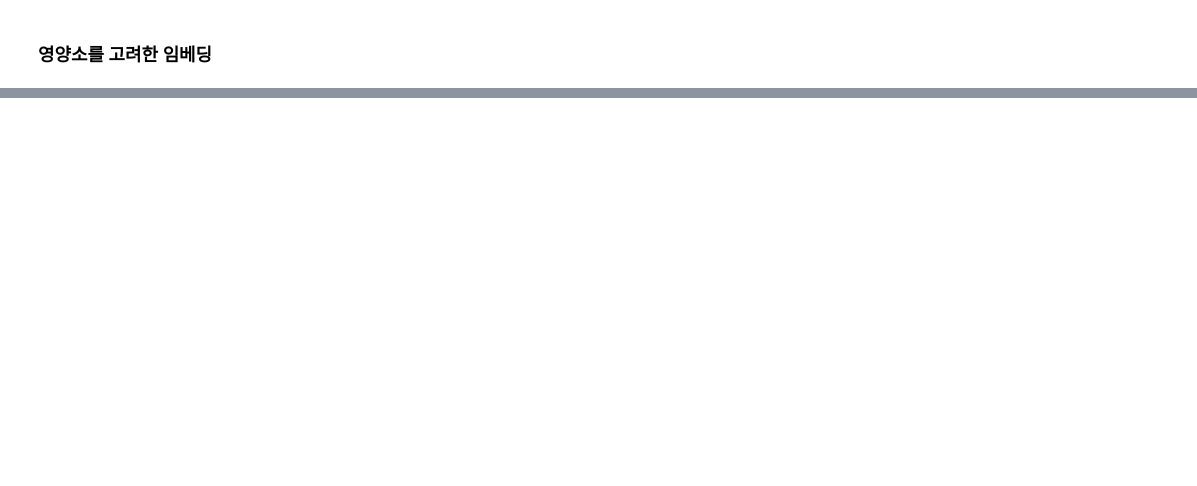
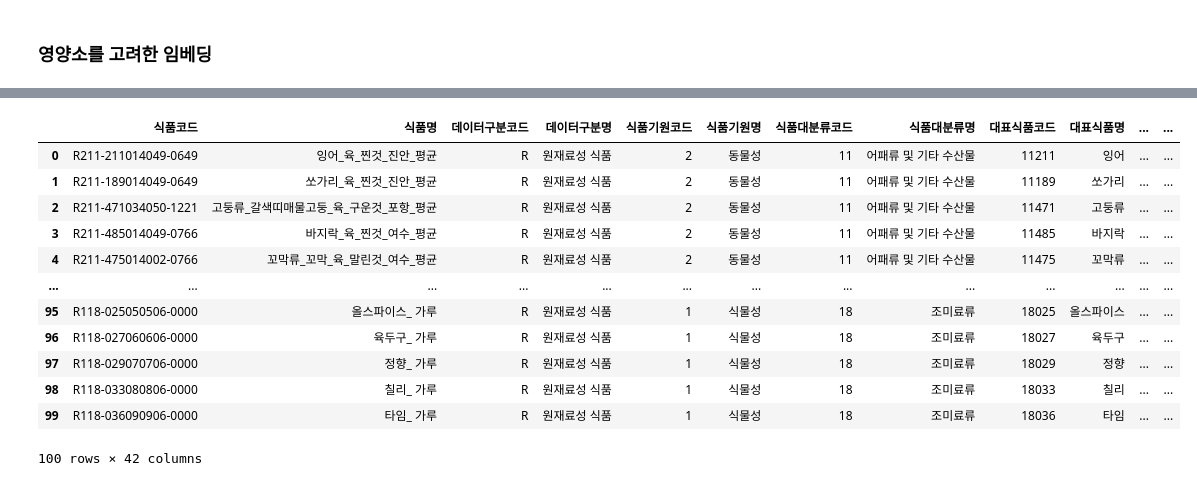
Before and after one commit to kwonhwijun/recipe, a Jupyter notebook: models/nutri2vec.ipynb, the cells around one changed output, grey strips where cells are left out. Drawn from its saved outputs; the diff is of its cells as text; code cells hidden in the pictures; blank space fills up the shorter version.

```diff
--- a/models/nutri2vec.ipynb
+++ b/models/nutri2vec.ipynb
@@ -17,0 +121,19 @@ ingred.head()
+# %%
+nutri = df.copy()
+# %%
+nutri.drop(['출처코드', '출처명', '수입여부', '원산지국코드', '원산지국명', '원산지역명', '생산_채취_포획월', '데이터생성방법코드', '데이터생성방법명', '데이터생성일자', '데이터기준일자'], axis=1, inplace=True)
+nutri
+# %% [output]
+|  | 식품코드 | 식품명 | 데이터구분코드 | 데이터구분명 | 식품기원코드 | 식품기원명 | 식품대분류코드 | 식품대분류명 | 대표식품코드 | 대표식품명 | ... | ... |
+| 0 | R211-211014049-0649 | 잉어_육_찐것_진안_평균 | R | 원재료성 식품 | 2 | 동물성 | 11 | 어패류 및 기타 수산물 | 11211 | 잉어 | ... | ... |
+| 1 | R211-189014049-0649 | 쏘가리_육_찐것_진안_평균 | R | 원재료성 식품 | 2 | 동물성 | 11 | 어패류 및 기타 수산물 | 11189 | 쏘가리 | ... | ... |
+| 2 | R211-471034050-1221 | 고둥류_갈색띠매물고둥_육_구운것_포항_평균 | R | 원재료성 식품 | 2 | 동물성 | 11 | 어패류 및 기타 수산물 | 11471 | 고둥류 | ... | ... |
+| 3 | R211-485014049-0766 | 바지락_육_찐것_여수_평균 | R | 원재료성 식품 | 2 | 동물성 | 11 | 어패류 및 기타 수산물 | 11485 | 바지락 | ... | ... |
+| 4 | R211-475014002-0766 | 꼬막류_꼬막_육_말린것_여수_평균 | R | 원재료성 식품 | 2 | 동물성 | 11 | 어패류 및 기타 수산물 | 11475 | 꼬막류 | ... | ... |
+| ... | ... | ... | ... | ... | ... | ... | ... | ... | ... | ... | ... | ... |
+| 95 | R118-025050506-0000 | 올스파이스_ 가루 | R | 원재료성 식품 | 1 | 식물성 | 18 | 조미료류 | 18025 | 올스파이스 | ... | ... |
+| 96 | R118-027060606-0000 | 육두구_ 가루 | R | 원재료성 식품 | 1 | 식물성 | 18 | 조미료류 | 18027 | 육두구 | ... | ... |
+| 97 | R118-029070706-0000 | 정향_ 가루 | R | 원재료성 식품 | 1 | 식물성 | 18 | 조미료류 | 18029 | 정향 | ... | ... |
+| 98 | R118-033080806-0000 | 칠리_ 가루 | R | 원재료성 식품 | 1 | 식물성 | 18 | 조미료류 | 18033 | 칠리 | ... | ... |
+| 99 | R118-036090906-0000 | 타임_ 가루 | R | 원재료성 식품 | 1 | 식물성 | 18 | 조미료류 | 18036 | 타임 | ... | ... |
+100 rows × 42 columns
```
Also changed, not shown: parts of 7 cells of this notebook, 12 other files.
